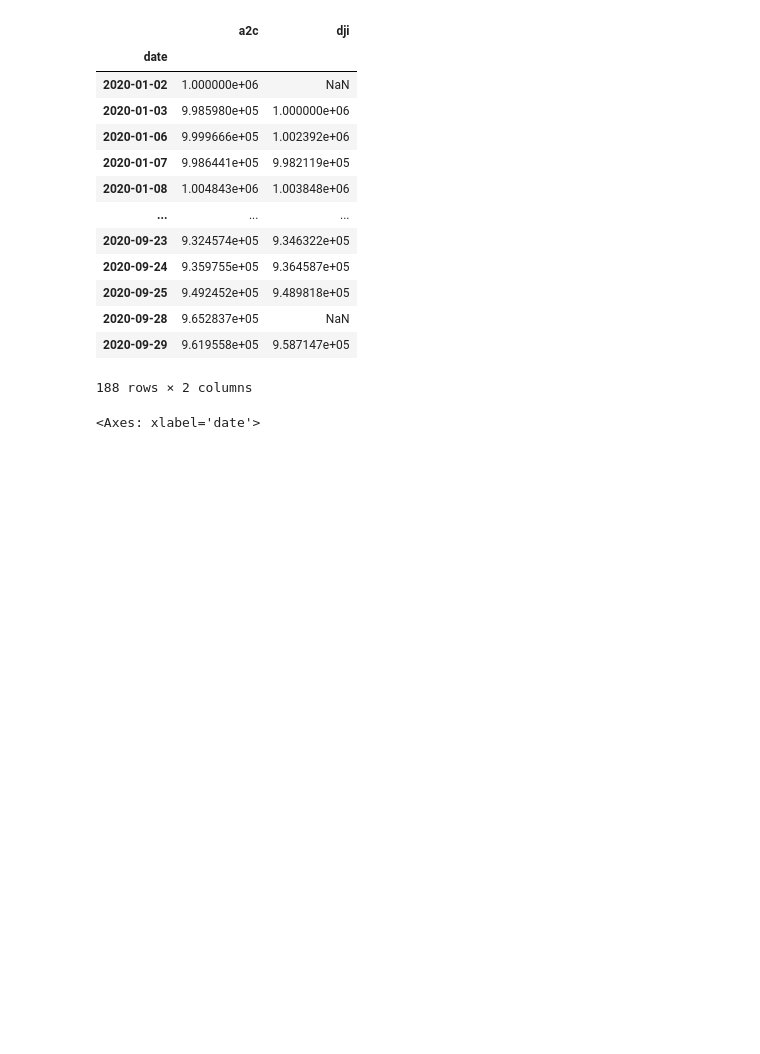
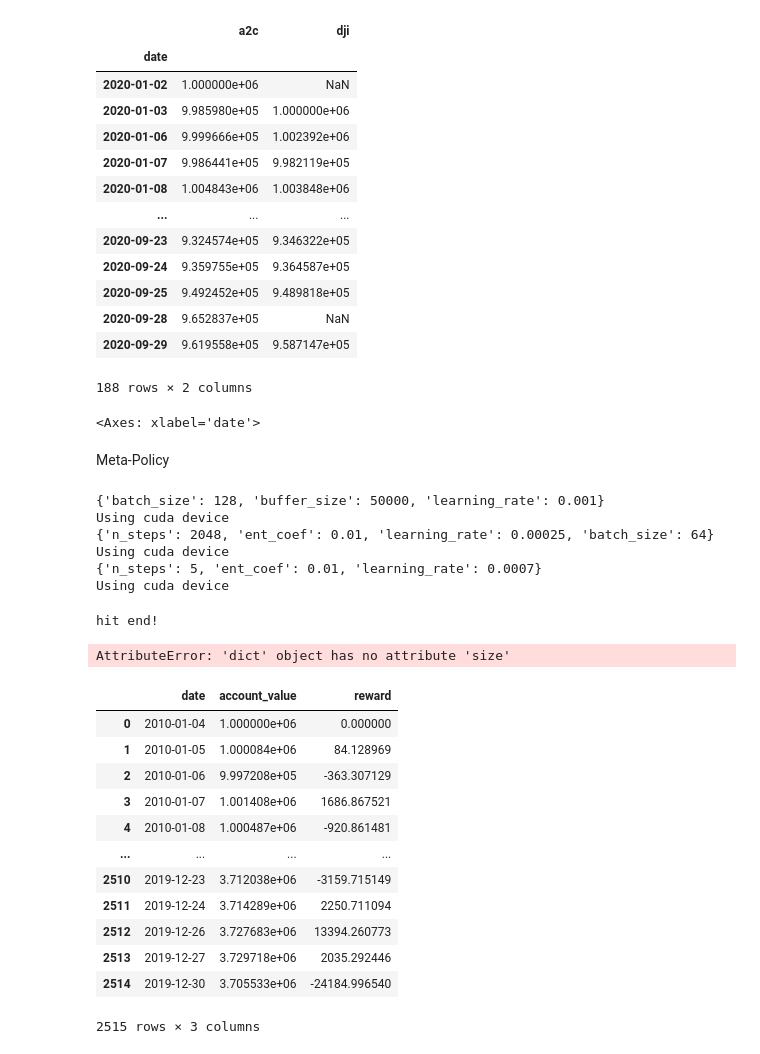
Before and after one commit to natty6418/sentiment-drl-trading, a Jupyter notebook: Trading Bot.ipynb, the cells around one changed output. Saved outputs shown, nothing was run; the diff lists cells and outputs as text; code cells hidden in the pictures; blank space fills up the shorter version.

Commit message:
started work on meta-policy

```diff
--- a/Trading Bot.ipynb
+++ b/Trading Bot.ipynb
@@ -740,3 +744,50 @@ result.plot()
 # %%
 result.plot()
 plt.savefig('results.png')
+# %% [markdown]
+Meta-Policy
+# %%
+agent = DRLAgent(env = env_train)
+model_ddpg = agent.get_model("ddpg")
+trained_ddpg = model_ddpg.load(config.TRAINED_MODEL_DIR + "/agent_ddpg")
+model_ppo = agent.get_model("ppo")
+trained_ppo = model_ppo.load(config.TRAINED_MODEL_DIR + "/agent_ppo", device='cpu')
+model_a2c = agent.get_model("a2c")
+trained_a2c = model_a2c.load(config.TRAINED_MODEL_DIR + "/agent_a2c", device='cpu')
+# %% [output]
+{'batch_size': 128, 'buffer_size': 50000, 'learning_rate': 0.001}
+Using cuda device
+{'n_steps': 2048, 'ent_coef': 0.01, 'learning_rate': 0.00025, 'batch_size': 64}
+Using cuda device
+{'n_steps': 5, 'ent_coef': 0.01, 'learning_rate': 0.0007}
+Using cuda device
+# %%
+def get_agent_predictions(model, environment):
+    return DRLAgent.DRL_prediction(
+        model=model,
+        environment = environment)
+# %%
+env = StockTradingEnv(df = train, **env_kwargs)
+
+ddpg_actions = get_agent_predictions(trained_ddpg, env)
+# %% [output]
+hit end!
+AttributeError: 'dict' object has no attribute 'size'
+# %%
+df_account_value=ddpg_actions['account_value']
+df_account_value['reward'] = df_account_value['account_value'].diff().fillna(0.0)
+df_account_value
+# %% [output]
+|  | date | account_value | reward |
+| 0 | 2010-01-04 | 1.000000e+06 | 0.000000 |
+| 1 | 2010-01-05 | 1.000084e+06 | 84.128969 |
+| 2 | 2010-01-06 | 9.997208e+05 | -363.307129 |
+| 3 | 2010-01-07 | 1.001408e+06 | 1686.867521 |
+| 4 | 2010-01-08 | 1.000487e+06 | -920.861481 |
+| ... | ... | ... | ... |
+| 2510 | 2019-12-23 | 3.712038e+06 | -3159.715149 |
+| 2511 | 2019-12-24 | 3.714289e+06 | 2250.711094 |
+| 2512 | 2019-12-26 | 3.727683e+06 | 13394.260773 |
+| 2513 | 2019-12-27 | 3.729718e+06 | 2035.292446 |
+| 2514 | 2019-12-30 | 3.705533e+06 | -24184.996540 |
+2515 rows × 3 columns
```
Also changed, not shown: parts of 18 cells of this notebook, 3 other files.
